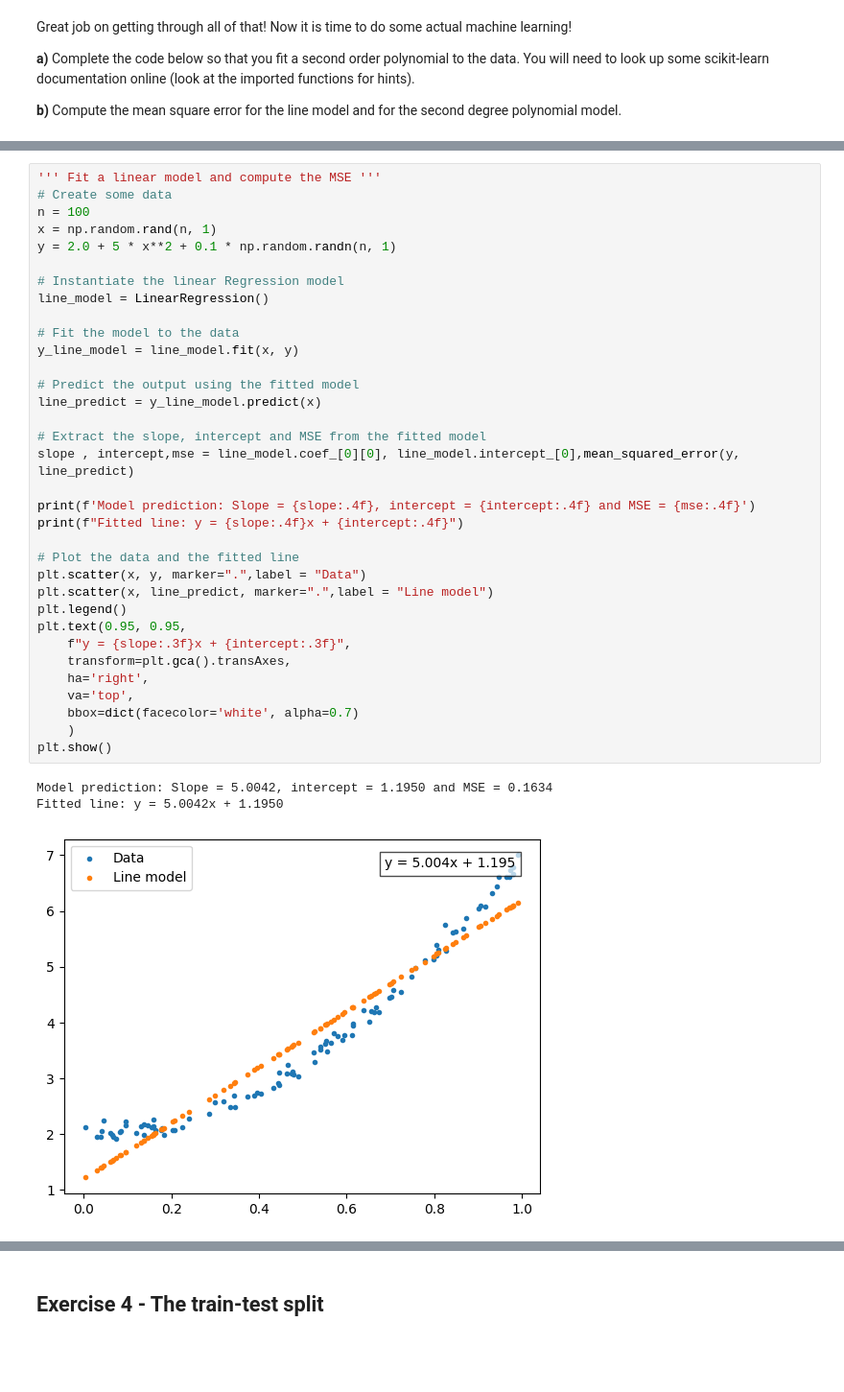
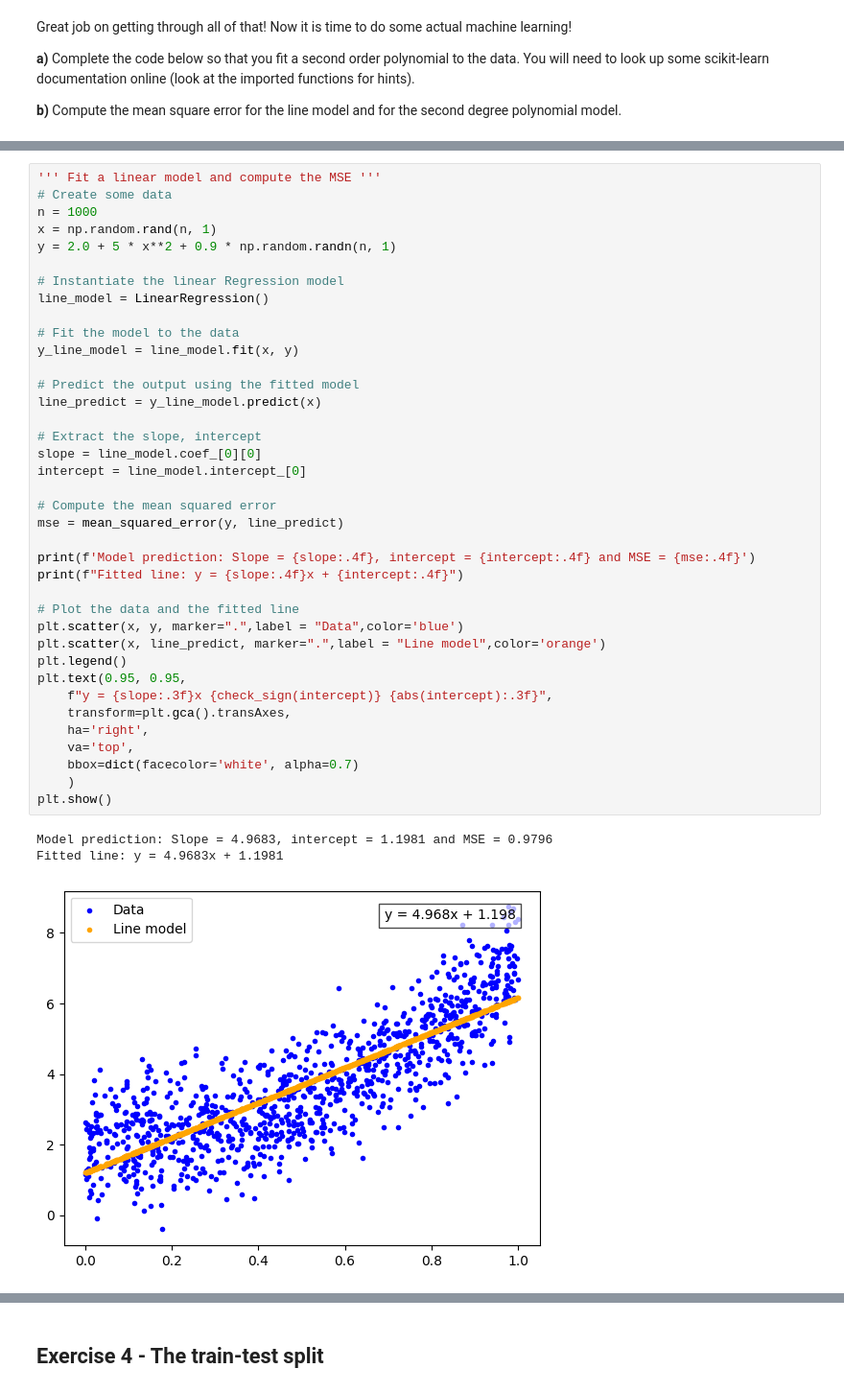
Before and after one commit to Luisrj14/FYS-STK4155-Weekly-exercises, a Jupyter notebook: exercisesweek34.ipynb, the cells around one changed output, grey strips where cells are left out. Shown at 96% size. Saved outputs shown, nothing was run; the diff lists cells and outputs as text; blank space fills up the shorter version.

```diff
--- a/exercisesweek34.ipynb
+++ b/exercisesweek34.ipynb
@@ -109,39 +115,43 @@ from sklearn.metrics import mean_squared_error
 # %%
 ''' Fit a linear model and compute the MSE '''
 # Create some data
-n = 100
+n = 1000
 x = np.random.rand(n, 1)
-y = 2.0 + 5 * x**2 + 0.1 * np.random.randn(n, 1)
+y = 2.0 + 5 * x**2 + 0.9 * np.random.randn(n, 1)
 
 # Instantiate the linear Regression model
 line_model = LinearRegression()
 
 # Fit the model to the data
 y_line_model = line_model.fit(x, y)
 
 # Predict the output using the fitted model
 line_predict = y_line_model.predict(x)
 
-# Extract the slope, intercept and MSE from the fitted model
-slope , intercept,mse = line_model.coef_[0][0], line_model.intercept_[0],mean_squared_error(y, line_predict)
+# Extract the slope, intercept
+slope = line_model.coef_[0][0]
+intercept = line_model.intercept_[0]
+
+# Compute the mean squared error
+mse = mean_squared_error(y, line_predict)
 
 print(f'Model prediction: Slope = {slope:.4f}, intercept = {intercept:.4f} and MSE = {mse:.4f}')
 print(f"Fitted line: y = {slope:.4f}x + {intercept:.4f}")
 
 # Plot the data and the fitted line
-plt.scatter(x, y, marker=".",label = "Data")
-plt.scatter(x, line_predict, marker=".",label = "Line model")
+plt.scatter(x, y, marker=".",label = "Data",color='blue')
+plt.scatter(x, line_predict, marker=".",label = "Line model",color='orange')
 plt.legend()
 plt.text(0.95, 0.95,
-    f"y = {slope:.3f}x + {intercept:.3f}",
+    f"y = {slope:.3f}x {check_sign(intercept)} {abs(intercept):.3f}",
     transform=plt.gca().transAxes,
     ha='right',
     va='top',
     bbox=dict(facecolor='white', alpha=0.7)
     )
 plt.show()
 # %% [output]
-Model prediction: Slope = 5.0042, intercept = 1.1950 and MSE = 0.1634
-Fitted line: y = 5.0042x + 1.1950
+Model prediction: Slope = 4.9683, intercept = 1.1981 and MSE = 0.9796
+Fitted line: y = 4.9683x + 1.1981
-[figure, old version]
+[figure, new version]
 # %%
```
Also changed, not shown: parts of 3 cells of this notebook.
